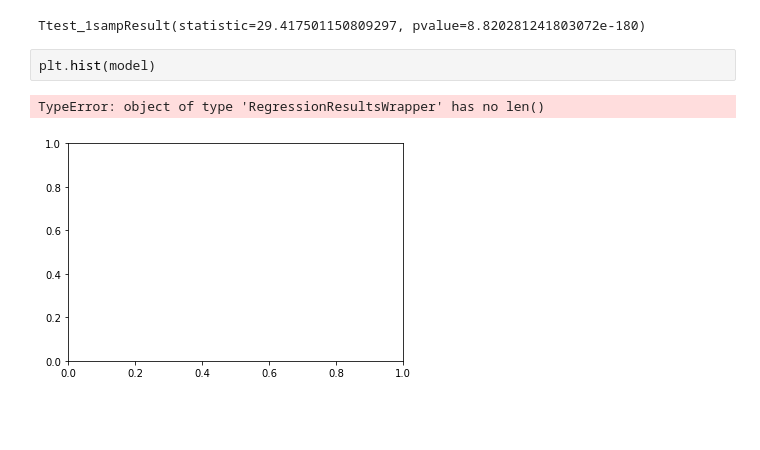
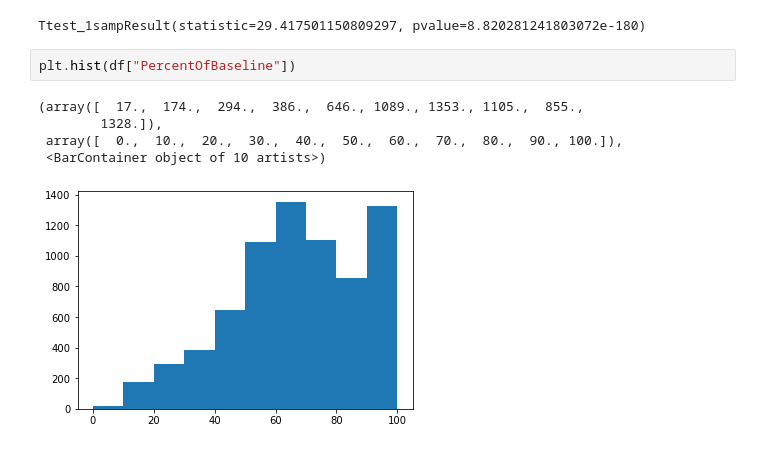
Before and after one commit to Team-Dynamite/Project-TNT, a Jupyter notebook: Notebooks/covid-airport.ipynb, the cells around one changed output. Cells and saved outputs as stored; diff of their text form; blank space fills up the shorter version.

```diff
--- a/Notebooks/covid-airport.ipynb
+++ b/Notebooks/covid-airport.ipynb
@@ -76,7 +76,10 @@ sms.linear_harvey_collier(model)
 # %% [output]
 Ttest_1sampResult(statistic=29.417501150809297, pvalue=8.820281241803072e-180)
 # %%
-plt.hist(model)
+plt.hist(df["PercentOfBaseline"])
 # %% [output]
-TypeError: object of type 'RegressionResultsWrapper' has no len()
+(array([  17.,  174.,  294.,  386.,  646., 1089., 1353., 1105.,  855.,
+        1328.]),
+ array([  0.,  10.,  20.,  30.,  40.,  50.,  60.,  70.,  80.,  90., 100.]),
+ <BarContainer object of 10 artists>)
-[figure, old version]
+[figure, new version]
```
Also changed, not shown: parts of 5 cells of this notebook.
